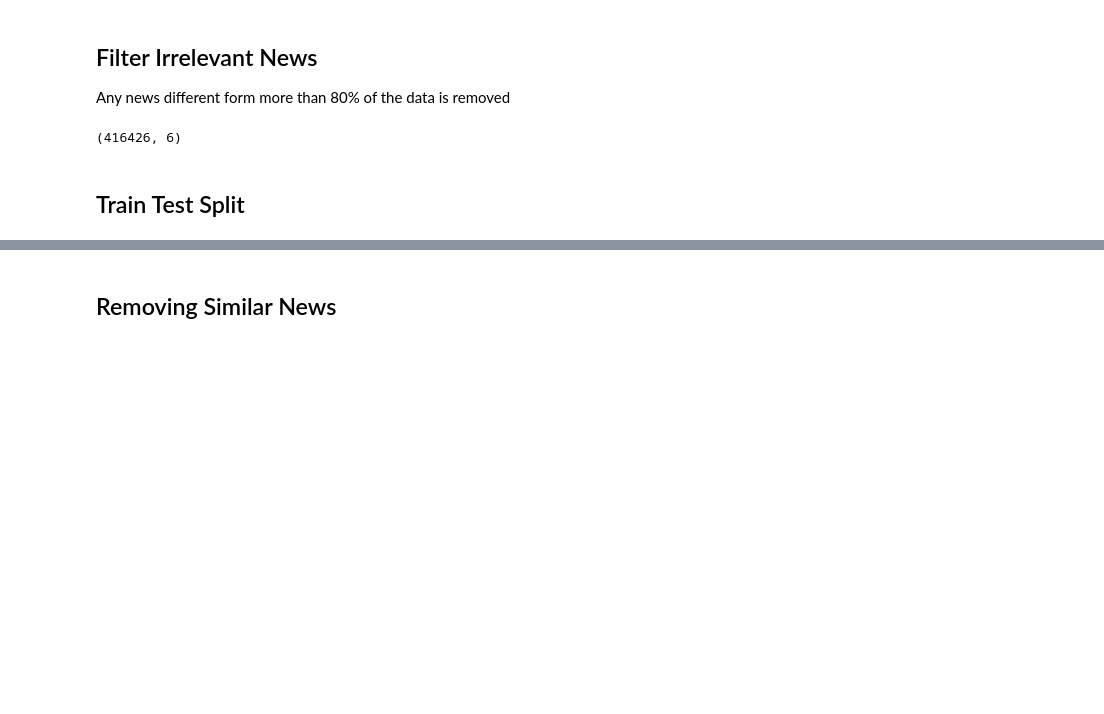
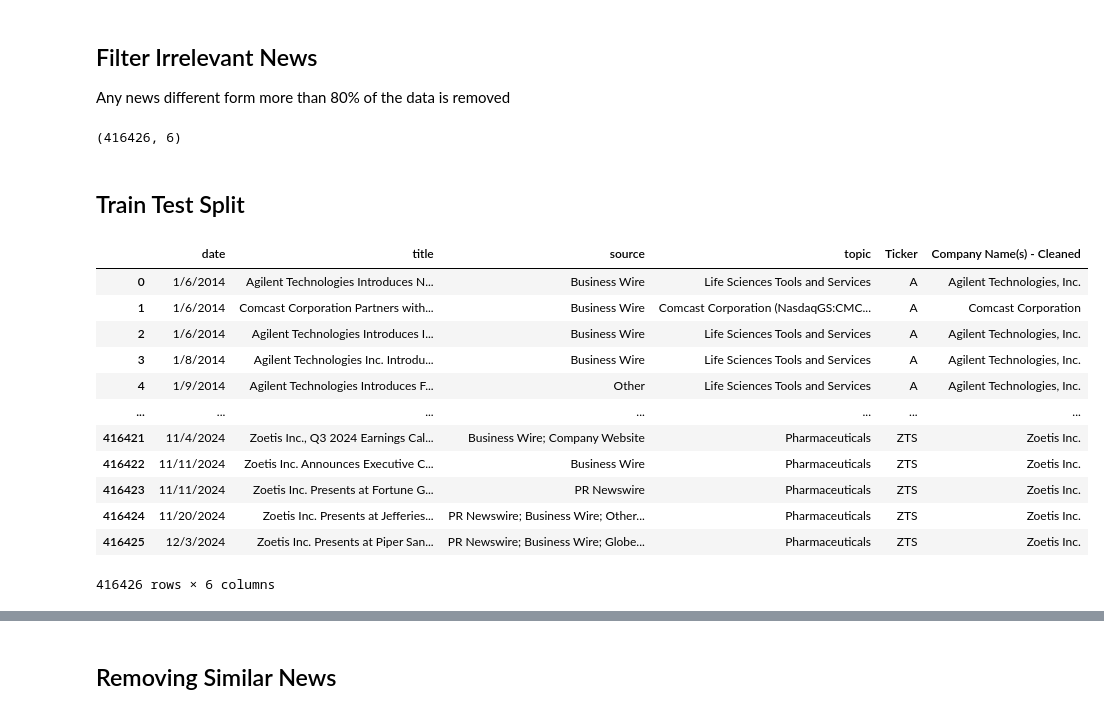
Before and after one commit to saltedpotato/QF634_Research_Methods, a Jupyter notebook: clean_data.ipynb, the cells around one changed output, grey strips where cells are left out. Saved outputs shown, nothing was run; the diff lists cells and outputs as text; code cells hidden in the pictures; blank space fills up the shorter version.

Commit message:
cleaned notebook

```diff
--- a/clean_data.ipynb
+++ b/clean_data.ipynb
@@ -241,4 +241,21 @@ all_news_cleaned_df.to_csv('Data/all_news.csv')
 # %% [markdown]
 ## Train Test Split
+# %%
+all_news_cleaned_df = pd.read_csv('Data/all_news.csv')
+all_news_cleaned_df
+# %% [output]
+|  | date | title | source | topic | Ticker | Company Name(s) - Cleaned |
+| 0 | 1/6/2014 | Agilent Technologies Introduces N... | Business Wire | Life Sciences Tools and Services | A | Agilent Technologies, Inc. |
+| 1 | 1/6/2014 | Comcast Corporation Partners with... | Business Wire | Comcast Corporation (NasdaqGS:CMC... | A | Comcast Corporation |
+| 2 | 1/6/2014 | Agilent Technologies Introduces I... | Business Wire | Life Sciences Tools and Services | A | Agilent Technologies, Inc. |
+| 3 | 1/8/2014 | Agilent Technologies Inc. Introdu... | Business Wire | Life Sciences Tools and Services | A | Agilent Technologies, Inc. |
+| 4 | 1/9/2014 | Agilent Technologies Introduces F... | Other | Life Sciences Tools and Services | A | Agilent Technologies, Inc. |
+| ... | ... | ... | ... | ... | ... | ... |
+| 416421 | 11/4/2024 | Zoetis Inc., Q3 2024 Earnings Cal... | Business Wire; Company Website | Pharmaceuticals | ZTS | Zoetis Inc. |
+| 416422 | 11/11/2024 | Zoetis Inc. Announces Executive C... | Business Wire | Pharmaceuticals | ZTS | Zoetis Inc. |
+| 416423 | 11/11/2024 | Zoetis Inc. Presents at Fortune G... | PR Newswire | Pharmaceuticals | ZTS | Zoetis Inc. |
+| 416424 | 11/20/2024 | Zoetis Inc. Presents at Jefferies... | PR Newswire; Business Wire; Other... | Pharmaceuticals | ZTS | Zoetis Inc. |
+| 416425 | 12/3/2024 | Zoetis Inc. Presents at Piper San... | PR Newswire; Business Wire; Globe... | Pharmaceuticals | ZTS | Zoetis Inc. |
+416426 rows × 6 columns
 # %%
 all_news_cleaned_df["date"] = pd.to_datetime(all_news_cleaned_df["date"], infer_datetime_format=True)
```
Also changed, not shown: parts of 5 cells of this notebook.
